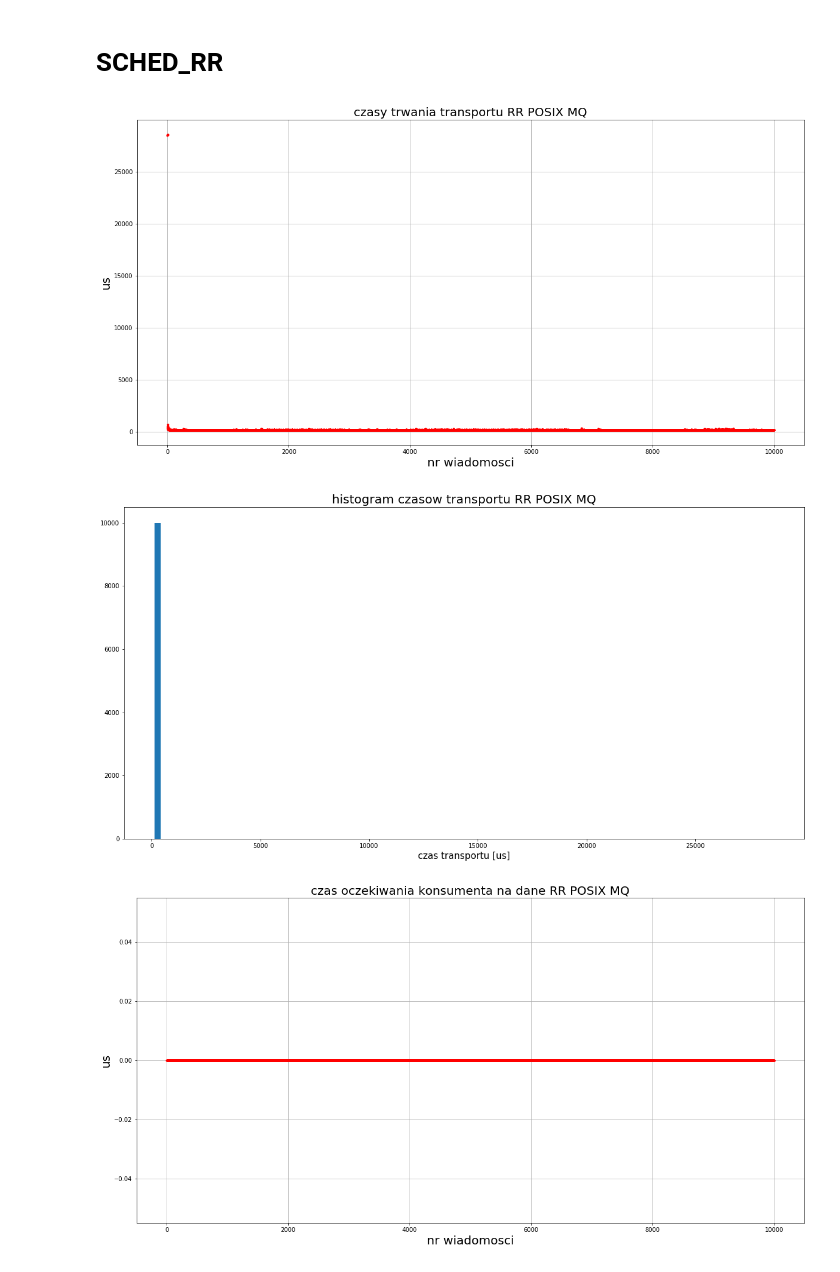
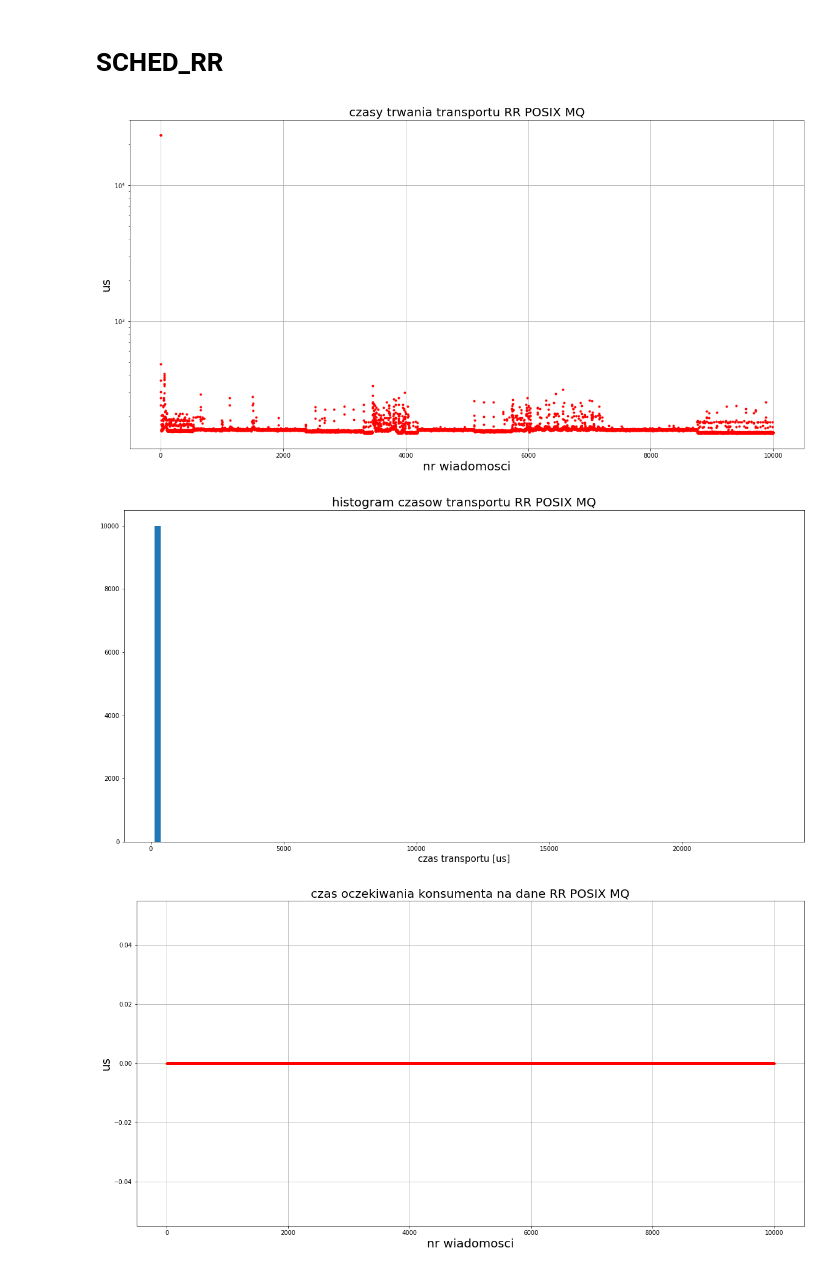
Before and after one commit to SCZRMarWojFil/Projekt, a Jupyter notebook: mq/visualization/MQ_vsualization.ipynb, the cells around one changed output. Drawn from its saved outputs; the diff is of its cells as text; code cells hidden in the pictures.

```diff
--- a/mq/visualization/MQ_vsualization.ipynb
+++ b/mq/visualization/MQ_vsualization.ipynb
@@ -9,3 +9,5 @@ import  matplotlib.pyplot as plt
 fifo_path = join(dirname(abspath(".")), 'SCHED_FIFO_time_log.csv')
 rr_path = join(dirname(abspath(".")), 'SCHED_RR_time_log.csv')
 other_path = join(dirname(abspath(".")), 'SCHED_OTHER_time_log.csv')
+
+sh_other_path = join(dirname(abspath(".")), 'shared_durations.csv')
@@ -11,0 +16,15 @@ other_path = join(dirname(abspath(".")), 'SCHED_OTHER_time_log.csv')
+# %%
+with open(sh_other_path, 'r') as f:
+    data = pd.read_csv(f)
+
+transfer_dur = data['durations[us]']
+#transfer_dur = transfer_dur[2:len(transfer_dur)]
+
+fig = plt.figure(figsize=(20,10))
+plt.plot(transfer_dur[2:len(transfer_dur)], 'r.')
+plt.grid(True)
+plt.title('czasy trwania transportu FIFO POSIX MQ', fontsize=20)
+plt.xlabel('nr wiadomosci', fontsize=20)
+plt.ylabel('us', fontsize=20)
+plt.savefig('wykres_shared.png')
+plt.show()
@@ -30,0 +60,11 @@ plt.show()
+# %%
+max_opoznienie = np.max(transfer_dur[3:len(transfer_dur)])
+print(f'max opoznienie [us]: {max_opoznienie}')
+
+avg_dur = np.mean(transfer_dur[3:len(transfer_dur)])
+print(f'sredni czas transferu [us] = {avg_dur}')
+
+std_dur = np.std(transfer_dur[3:len(transfer_dur)])
+print(f'odchylenie st. czasu transferu = {std_dur}')
+with open('dane_shared.txt', 'w') as f:
+    f.write("max_opoznienie: " + str(max_opoznienie) + "\nsredni czas transferu: " + str(avg_dur) + "\nstd: "+ str(std_dur))
@@ -66,20 +113,21 @@ plt.show()
 # %%
 
 with open(rr_path, 'r') as f:
     data = pd.read_csv(f)
 
 transfer_dur = data['transfer_duration[us]']
 #transfer_dur = transfer_dur[2:len(transfer_dur)]
 
 fig = plt.figure(figsize=(20,10))
-plt.plot(transfer_dur, 'r.')
+plt.semilogy(transfer_dur, 'r.')
 plt.grid(True)
 plt.title('czasy trwania transportu RR POSIX MQ', fontsize=20)
 plt.xlabel('nr wiadomosci', fontsize=20)
 plt.ylabel('us', fontsize=20)
+plt.savefig('wykres_rr_mq.png')
 plt.show()
 # %% [output]
-[figure, old version]
+[figure, new version]
 # %%
 fig = plt.figure(figsize=(20,10))
 plt.hist(transfer_dur, bins=100)
@@ -87,7 +135,7 @@ plt.title('histogram czasow transportu RR POSIX MQ', fontsize=20)
 plt.xlabel('czas transportu [us]', fontsize=15)
 plt.show()
 # %% [output]
-[figure, old version]
+[figure, new version]
 # %%
 waiting_times = data['waiting_time[ms]']
 
```
Also changed, not shown: parts of 8 cells of this notebook, 12 other files.
